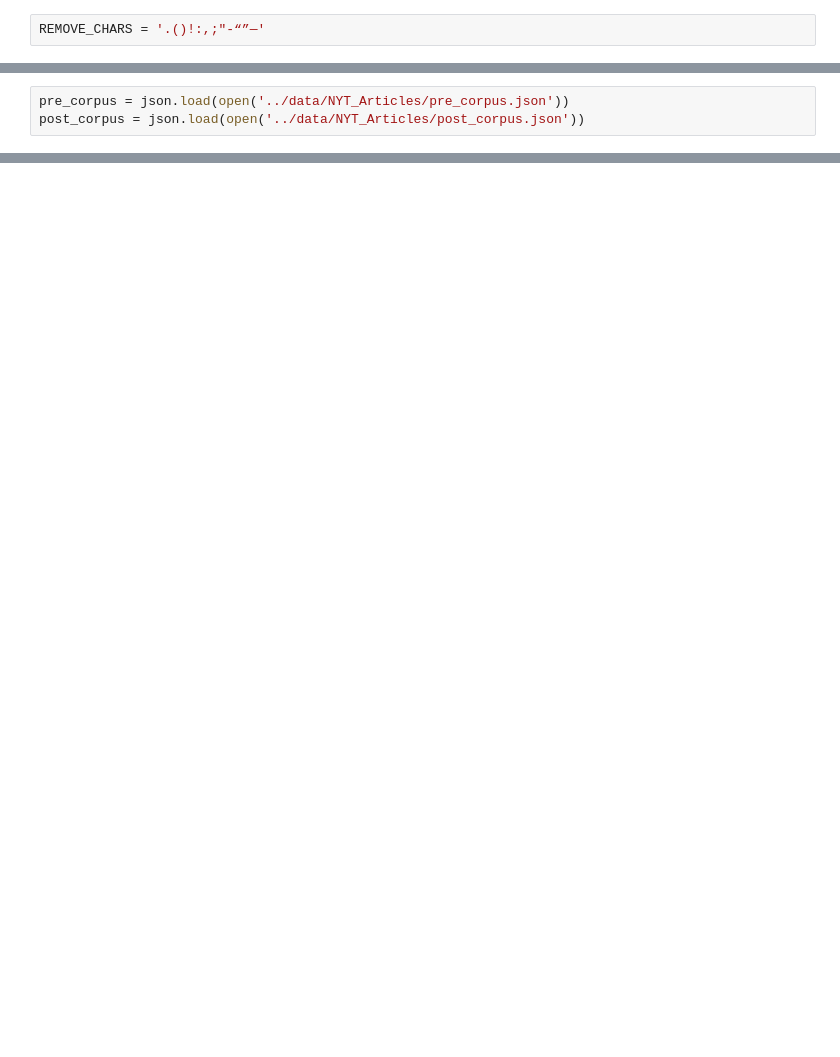
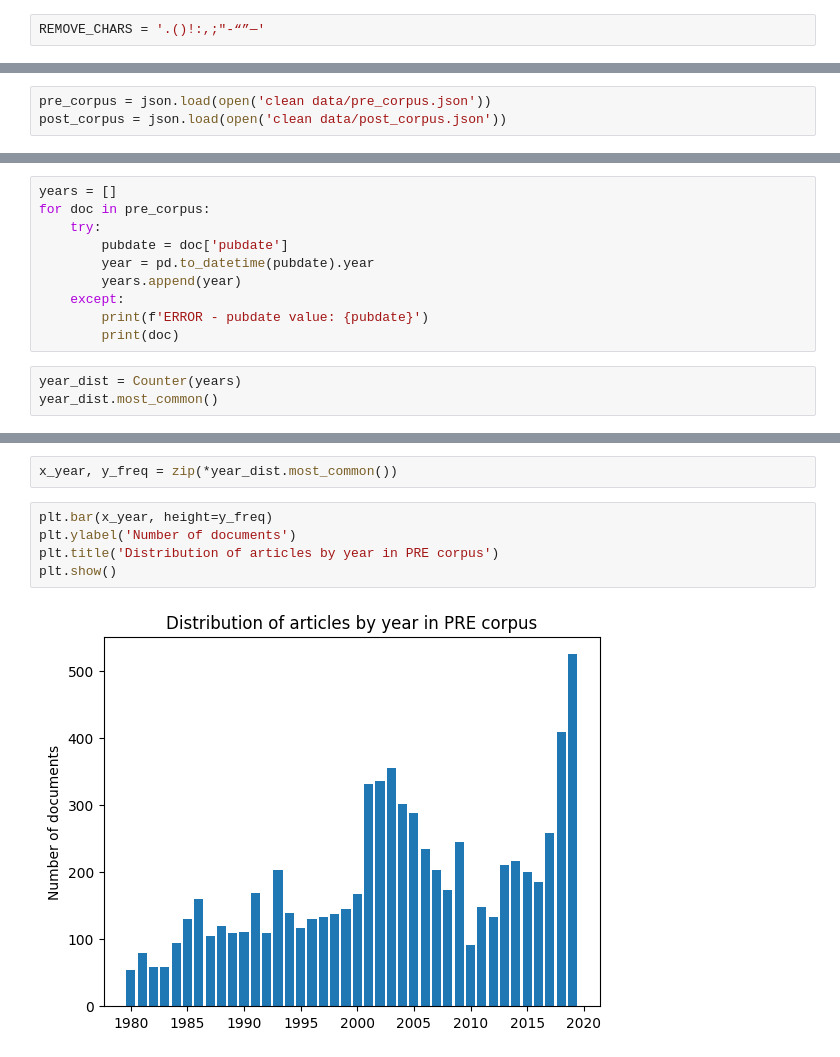
Before and after one commit to mykoal/covid-media-nlp, a Jupyter notebook: analyzing_corpora.ipynb, the cells around one changed output, grey strips where cells are left out. Drawn from its saved outputs; the diff is of its cells as text; blank space fills up the shorter version.

```diff
--- a/analyzing_corpora.ipynb
+++ b/analyzing_corpora.ipynb
@@ -20,3 +25,3 @@ REMOVE_CHARS = '.()!:,;"-“”—'
 # %%
-pre_corpus = json.load(open('../data/NYT_Articles/pre_corpus.json'))
-post_corpus = json.load(open('../data/NYT_Articles/post_corpus.json'))
+pre_corpus = json.load(open('clean data/pre_corpus.json'))
+post_corpus = json.load(open('clean data/post_corpus.json'))
@@ -24,0 +38,13 @@ NameError: name 'json' is not defined
+# %%
+years = []
+for doc in pre_corpus:
+    try:
+        pubdate = doc['pubdate']
+        year = pd.to_datetime(pubdate).year
+        years.append(year)
+    except:
+        print(f'ERROR - pubdate value: {pubdate}')
+        print(doc)
+# %%
+year_dist = Counter(years)
+year_dist.most_common()
@@ -24,0 +69,9 @@ NameError: name 'json' is not defined
+# %%
+x_year, y_freq = zip(*year_dist.most_common())
+# %%
+plt.bar(x_year, height=y_freq)
+plt.ylabel('Number of documents')
+plt.title('Distribution of articles by year in PRE corpus')
+plt.show()
+# %% [output]
+[figure, added]
```
Also changed, not shown: parts of 49 cells of this notebook, 3 other files.
